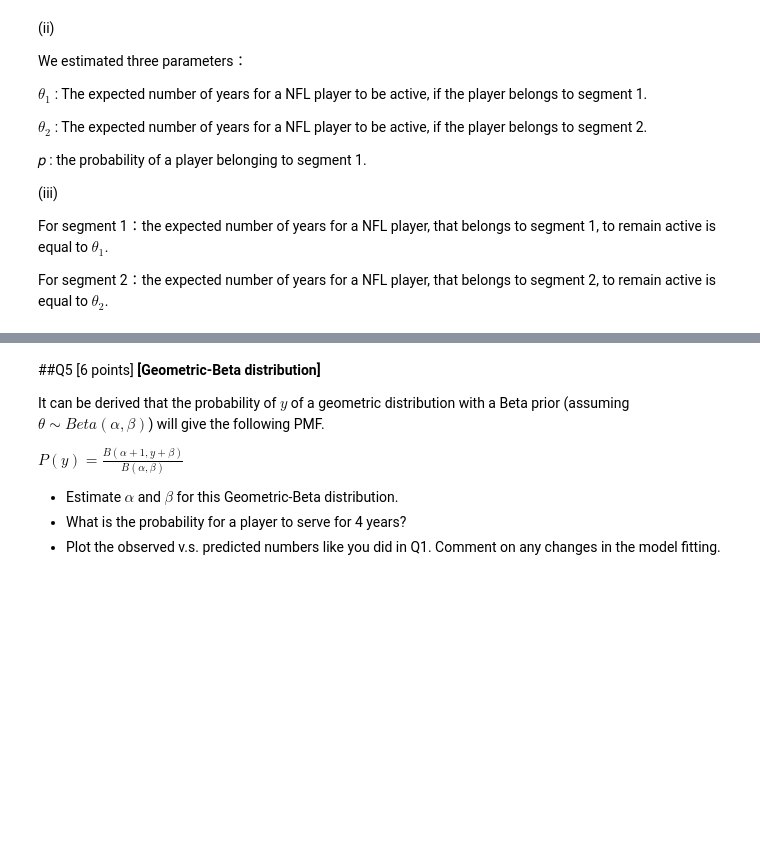
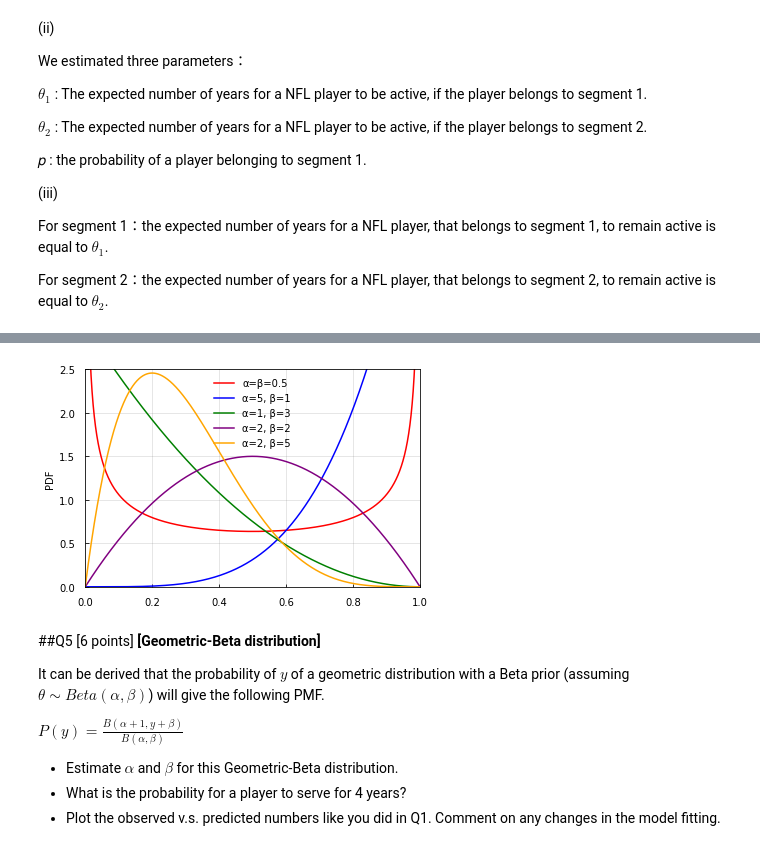
Before and after one commit to alex-papaioannou/BA, a Jupyter notebook: aap2204_hw3.ipynb, the cells around one changed output, grey strips where cells are left out. Saved outputs shown, nothing was run; the diff lists cells and outputs as text; code cells hidden in the pictures; blank space fills up the shorter version.

```diff
--- a/aap2204_hw3.ipynb
+++ b/aap2204_hw3.ipynb
@@ -669,27 +677,29 @@ You might find [this link](https://pythonforundergradengineers.com/unicode-chara
 [Source: Wikipedia]
 # %%
 def beta_pdf(theta,alpha,beta):
-  pdf = ( ( theta**(alpha-1) ) * ( 1 - theta ) ** ( beta -1 ) ) / ( ( spsp.gamma(alpha) * spsp.gamma(beta) ) / ( spsp.gamma(alpha+beta) ) )
+  pdf = ( ( theta**(alpha-1) ) * ( 1 - theta ) ** ( beta -1 ) ) /  ( spsp.beta(alpha, beta))
   return pdf
 
 theta=np.linspace(0,1,10000)
 plt.plot(theta, beta_pdf(theta,0.5,0.5), 'r', label="\u03B1=\u03B2=0.5")
 plt.plot(theta, beta_pdf(theta,5,1), 'b', label="\u03B1=5, \u03B2=1")
 plt.plot(theta, beta_pdf(theta,1,3), 'g', label="\u03B1=1, \u03B2=3")
 plt.plot(theta, beta_pdf(theta,2,2), 'purple', label="\u03B1=2, \u03B2=2")
 plt.plot(theta, beta_pdf(theta,2,5), 'orange', label="\u03B1=2, \u03B2=5")
 plt.legend(loc="best", frameon=False)
 # plt.title("Beta distribution")
 plt.ylabel('PDF')
 axes = plt.gca()
 axes.set_xlim([0,1])
 axes.set_ylim([0,2.5])
 # Turn on the grid
 plt.grid(b=True, which='major', color='#666666', linestyle='-', alpha=0.2)
 plt.tick_params(axis="y",direction="in", pad=10)
 plt.tick_params(axis="x",direction="in", pad=10)
 plt.tight_layout
 plt.show()
+# %% [output]
+[figure, added]
 # %% [markdown]
 ##Q5 [6 points]
 **[Geometric-Beta distribution]**
```
Also changed, not shown: parts of 7 cells of this notebook.
